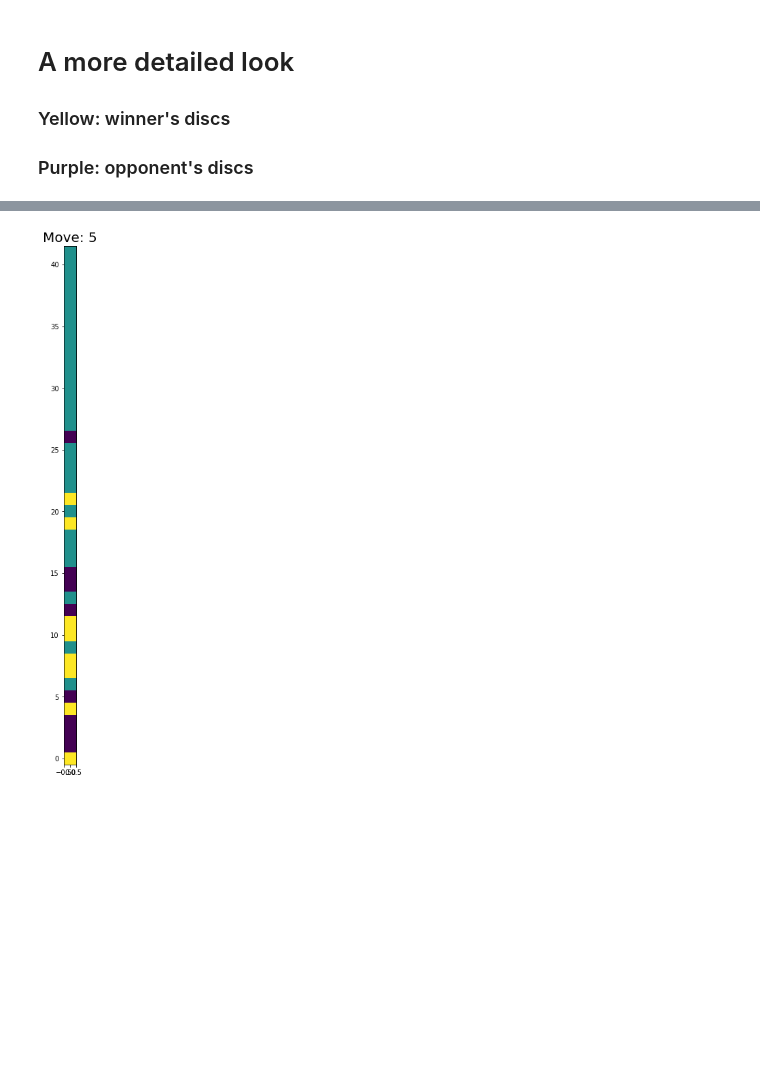
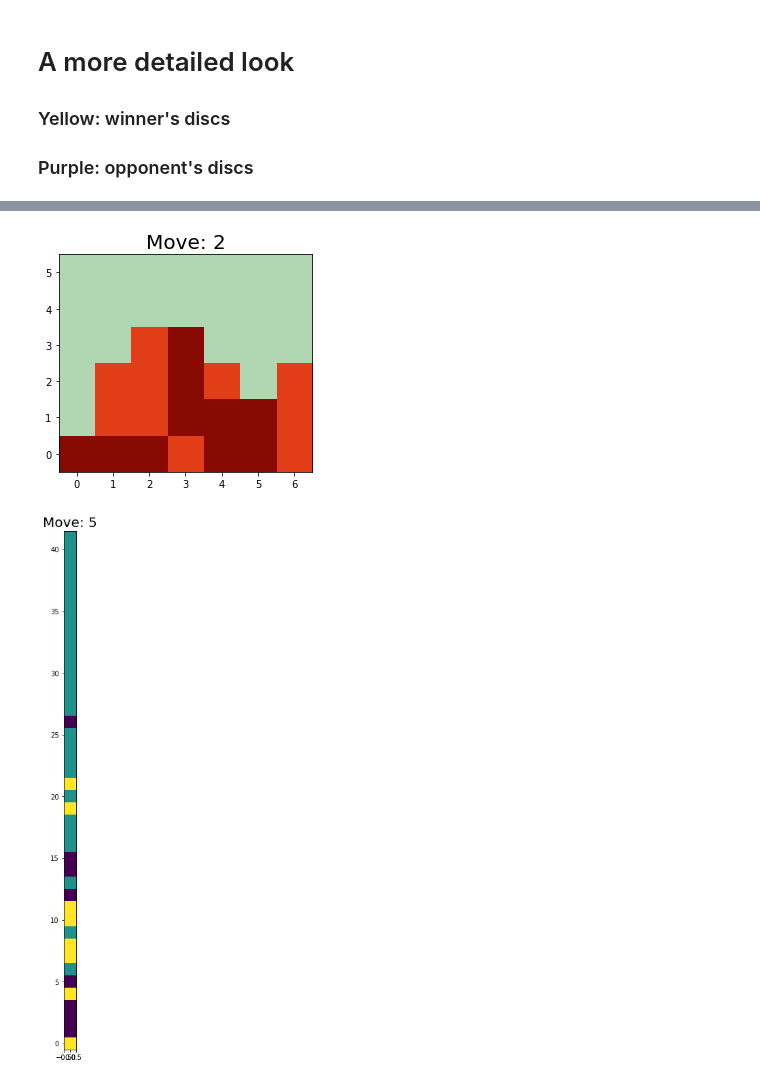
Before and after one commit to nicokestel/Connect4, a Jupyter notebook: agents/agent_mlp/mlp_training/MLP_agent_training.ipynb, the cells around one changed output, grey strips where cells are left out. Drawn from its saved outputs; the diff is of its cells as text; code cells hidden in the pictures; blank space fills up the shorter version.

```diff
--- a/agents/agent_mlp/mlp_training/MLP_agent_training.ipynb
+++ b/agents/agent_mlp/mlp_training/MLP_agent_training.ipynb
@@ -45,3 +51,11 @@ _ = plt.colorbar()
+# %%
+plt.imshow(X[405].reshape(6, 7), cmap=cmap)
+plt.title('Move: {}'.format(2), fontsize=20)
+plt.gca().invert_yaxis()
+# _ = plt.colorbar()
+plt.savefig("TrueBoard.png", bbox_inches='tight')
+# %% [output]
+[figure, added]
 # %%
 fig = plt.figure(figsize=(3, 14))
 
```
Also changed, not shown: parts of 8 cells of this notebook.
